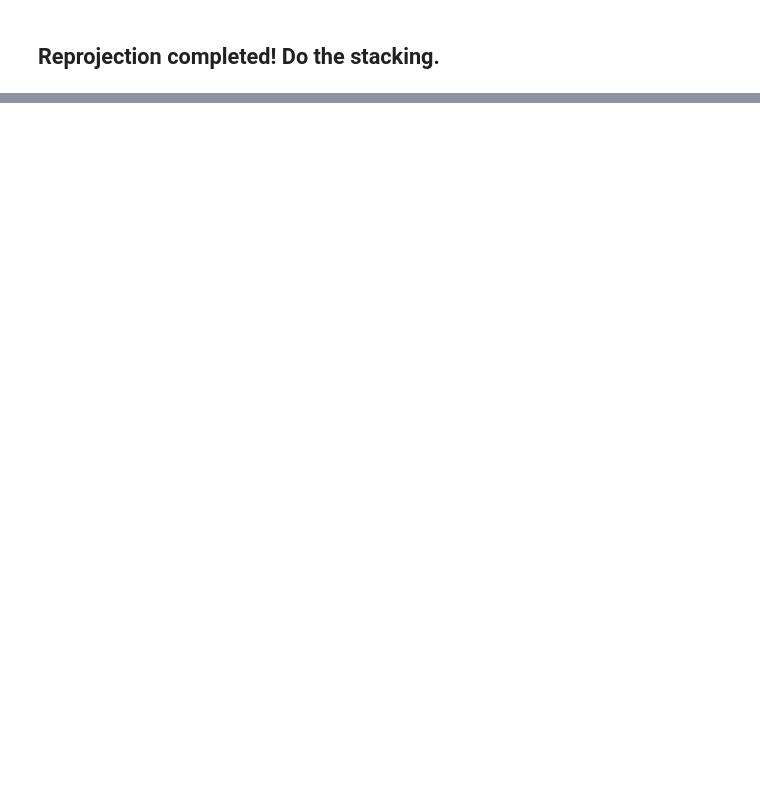
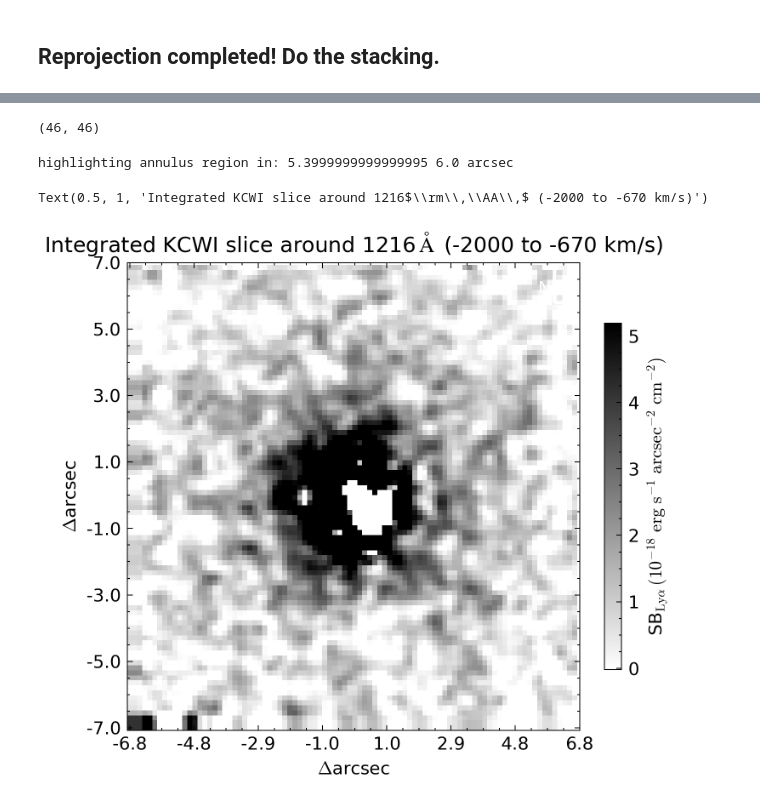
Before and after one commit to yuanzeding/KBSS_DataAnalysis, a Jupyter notebook: stack_analysis/stacking.ipynb, the cells around one changed output, grey strips where cells are left out. Drawn from its saved outputs; the diff is of its cells as text; code cells hidden in the pictures; blank space fills up the shorter version.

```diff
--- a/stack_analysis/stacking.ipynb
+++ b/stack_analysis/stacking.ipynb
@@ -1030,0 +1390,3 @@ Text(0, 0.5, 'SB $\\rm (10^{-16}~erg~s^{-1}~cm^{-2})$')
+# %%
+#16 params: v0, sigv, alpha, height, v0, sigv, alpha, height, p0, vp0, fwhm0, p1, vp1, fwhm1, trough, vt
+vgrid = np.arange(-5000, 5001, 1)
@@ -1030,0 +1437,4 @@ Text(0, 0.5, 'SB $\\rm (10^{-16}~erg~s^{-1}~cm^{-2})$')
+# %%
+Lya_SB={}
+annulus_bin={}
+annulus_value={}
@@ -1030,0 +1755,70 @@ Text(0, 0.5, 'SB $\\rm (10^{-16}~erg~s^{-1}~cm^{-2})$')
+# %%
+img_to_stack.shape
+# %% [output]
+(46, 46)
+# %%
+
+plt.style.use(["science","no-latex"])
+plt.rcParams.update({
+    "font.family": "dejavu sans",   # specify font family here
+    "font.serif": ["Times"],  # specify font here
+    "font.size":10,
+"legend.fancybox":True})
+
+_, med, std = sigma_clipped_stats(cspace_stack*100)
+pix_scale=[0.15,0.15]
+fig, ax = imshow_ifu(cspace_stack*100,figsize = (5,5),dpi=300,pix_scale=pix_scale, cblabel = Lyau, colorbar=True, vrange = (-0.02, 5*std),cmap = "binary")
+
+#s_coord3=wcsinfo.world_to_pixel(sc3)
+#ax.plot(s_coord3[0],s_coord3[1],"+",c="r",ms=30,lw=0.1)
+#for aregion in Aregions:
+#    ax.add_artist(aregion.as_artist(facecolor='none', edgecolor='green'))
+ns_coord=sc.to_pixel(wcssub)
+#ax.plot(ns_coord[0],ns_coord[1],"+",c="g",ms=30,lw=0.1)
+#ax.text(ns_coord[0]+2,ns_coord[1]-3
+        #,"{}".format(sourcename),color="green",verticalalignment='bottom',horizontalalignment='right',fontsize=15)
+
+
+#ax.scatter(sc3.ra.value, sc3.dec.value, transform=ax.get_transform('world'), s=55, edgecolor='r', facecolor='none')
+#ax.text(sc3.ra.value, sc3.dec.value,"{}-{}".format(cubename,tag3),color="red",transform=ax.get_transform('world'),verticalalignment='bottom',horizontalalignment='right',fontsize=15)
+
+#rbin1=13
+#rbin2=20
+inner=4.2
+outer=6.2
+#region_annulus_pix = CircleAnnulusPixelRegion(center=PixCoord(x=cspace_stack.shape[0]/2,y=cspace_stack.shape[1]/2),inner_radius=inner/pix_scale[0],outer_radius=outer/pix_scale[0])
+region_annulus_pix = CircleAnnulusPixelRegion(center=PixCoord(x=cspace_stack.shape[0]/2,y=cspace_stack.shape[1]/2),inner_radius=rbin[rbin1]/pix_scale[0],outer_radius=rbin[rbin2]/pix_scale[0])
+#ax.add_artist(region_annulus_pix.as_artist(facecolor='none', edgecolor='green'))
+print("highlighting annulus region in:",rbin[rbin1],rbin[rbin2],"arcsec")
+# North arrow goes upward in y-direction (positive Dec)
+#ax.quiver(x0, y0, 0, arrow_length, angles='xy', scale_units='xy', scale=1, color='black', label='North')
+#ax.text(x0+1, y0+1, 'N', color='black', ha='center', va='bottom')
+# East arrow goes to the right in x-direction (negative RA)
+#ax.quiver(x0, y0, -arrow_length, 0, angles='xy', scale_units='xy', scale=1, color='black', label='East')
+#ax.text(x0-1, y0-1, 'E', color='black', ha='center', va='top')
+
+
+#-------------------Reference scale setting----------------#
+dT = 10  # kpc distance
+delta_theta_deg = dT/Planck18.kpc_proper_per_arcmin(redshift).value/60
+x_lim = ax.get_xlim()
+y_lim = ax.get_ylim()
+start_x = x_lim[0] + 0.10 * (x_lim[1] - x_lim[0])
+start_y = y_lim[0] + 0.10 * (y_lim[1] - y_lim[0])
+start_coord = wcssub.pixel_to_world(start_x, start_y)
+end_coord = wcssub.pixel_to_world(start_x + 1, start_y)  # arbitrary +1 in pixel to get RA difference for 1 pixel
+
+delta_ra_per_pixel = start_coord.ra.degree - end_coord.ra.degree
+length_in_pixels = delta_theta_deg / delta_ra_per_pixel
+
+#ax.plot([start_x, start_x + length_in_pixels], [start_y, start_y], color='red', lw=2)
+#ax.text(start_x + length_in_pixels / 2, start_y+1, '{} kpc'.format(dT), color='red', ha='center', va='bottom')
+
+#ax.set_xlabel("R.A.")
+#ax.set_ylabel("Dec.")
+fig.savefig(KBSSpath+"/QSOs_r{}_masked/stacked_img.pdf".format(radius))
+ax.set_title(r"Integrated KCWI slice around {}$\rm\,\AA\,$ ({} to {} km/s)".format(1216,vlow,vup))
+# %% [output]
+highlighting annulus region in: 5.3999999999999995 6.0 arcsec
+Text(0.5, 1, 'Integrated KCWI slice around 1216$\\rm\\,\\AA\\,$ (-2000 to -670 km/s)')
+[figure, added]
```
Also changed, not shown: parts of 36 cells of this notebook, 4 other files.
